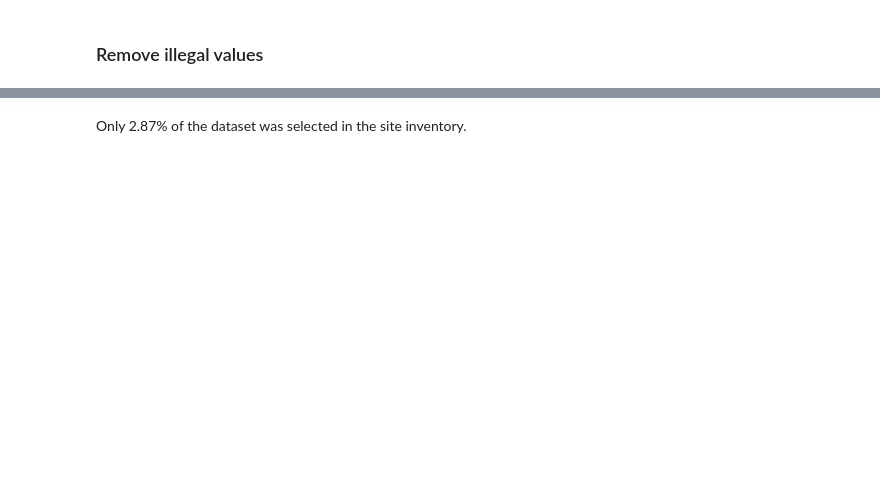
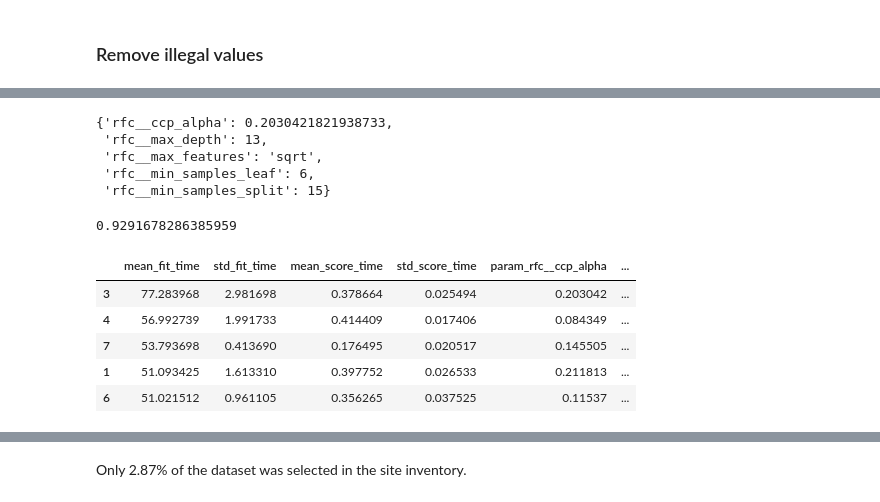
Before and after one commit to sdamerdji/dissertation, a Jupyter notebook: pdev/doubleml.ipynb, the cells around one changed output, grey strips where cells are left out. Drawn from its saved outputs; the diff is of its cells as text; code cells hidden in the pictures; blank space fills up the shorter version.

```diff
--- a/pdev/doubleml.ipynb
+++ b/pdev/doubleml.ipynb
@@ -45,0 +104,14 @@ ml_l = RandomForestRegressor(n_estimators=250, n_jobs=1)
+# %%
+rfc_pscore.best_params_
+# %% [output]
+{'rfc__ccp_alpha': 0.2030421821938733,
+ 'rfc__max_depth': 13,
+ 'rfc__max_features': 'sqrt',
+ 'rfc__min_samples_leaf': 6,
+ 'rfc__min_samples_split': 15}
+# %%
+rfc_pscore.best_score_
+# %% [output]
+0.9291678286385959
+# %%
+propensity_score_model = pd.DataFrame(rfc_pscore.cv_results_)
@@ -45,0 +120,9 @@ ml_l = RandomForestRegressor(n_estimators=250, n_jobs=1)
+# %%
+propensity_score_model.sort_values('mean_fit_time', ascending=False).head()
+# %% [output]
+|  | mean_fit_time | std_fit_time | mean_score_time | std_score_time | param_rfc__ccp_alpha | ... |
+| 3 | 77.283968 | 2.981698 | 0.378664 | 0.025494 | 0.203042 | ... |
+| 4 | 56.992739 | 1.991733 | 0.414409 | 0.017406 | 0.084349 | ... |
+| 7 | 53.793698 | 0.413690 | 0.176495 | 0.020517 | 0.145505 | ... |
+| 1 | 51.093425 | 1.613310 | 0.397752 | 0.026533 | 0.211813 | ... |
+| 6 | 51.021512 | 0.961105 | 0.356265 | 0.037525 | 0.11537 | ... |
```
Also changed, not shown: parts of 83 cells of this notebook, 6 other files.
